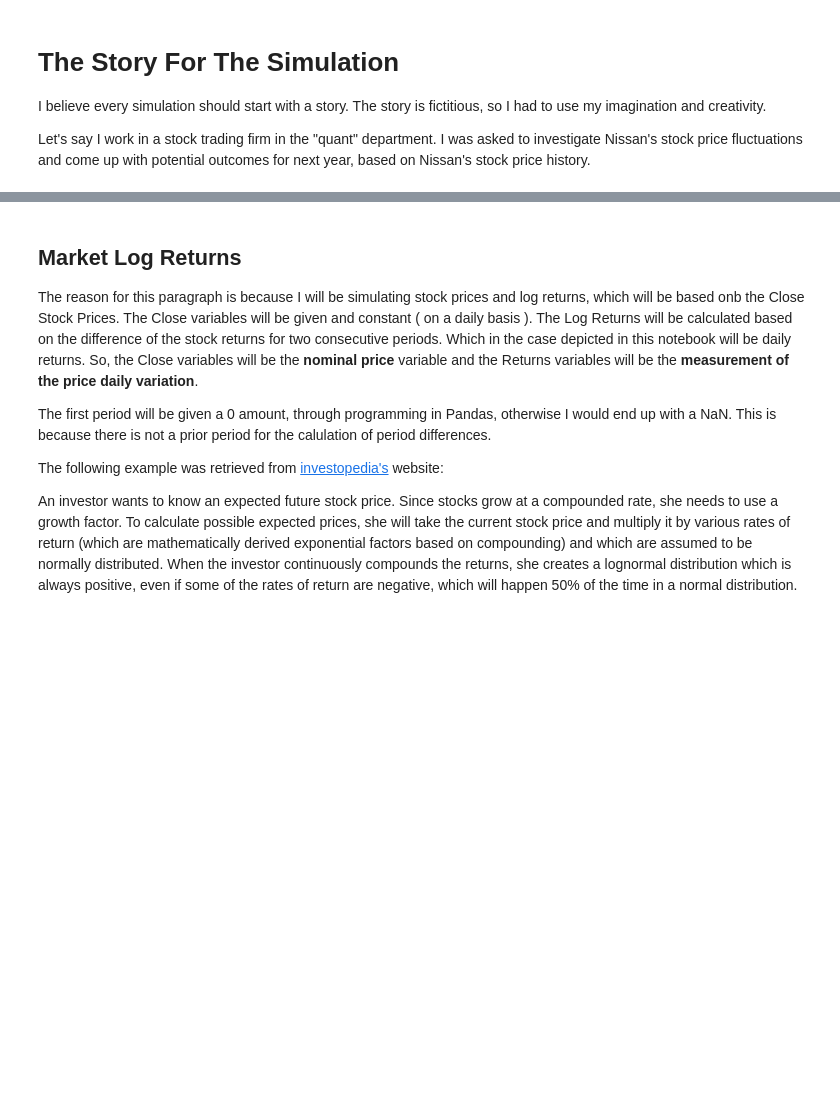
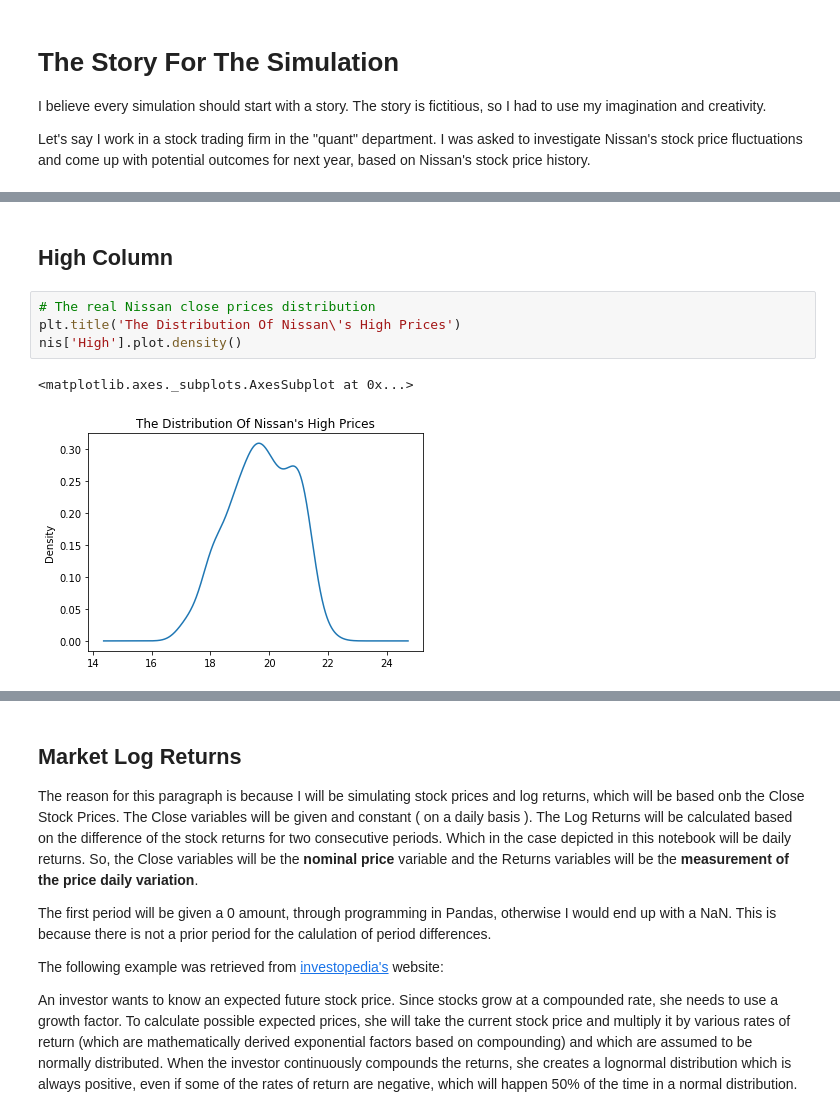
Before and after one commit to MarcoMen-Temp/Programming-Project, a Jupyter notebook: Programming.ipynb, the cells around one changed output, grey strips where cells are left out. Drawn from its saved outputs; the diff is of its cells as text; blank space fills up the shorter version.

```diff
--- a/Programming.ipynb
+++ b/Programming.ipynb
@@ -30,0 +108,9 @@ Let's say I work in a stock trading firm in the "quant" department. I was asked
+# %% [markdown]
+## High Column
+# %%
+# The real Nissan close prices distribution
+plt.title('The Distribution Of Nissan\'s High Prices')
+nis['High'].plot.density()
+# %% [output]
+<matplotlib.axes._subplots.AxesSubplot at 0x...>
+[figure, added]
```
Also changed, not shown: parts of 45 cells of this notebook.
